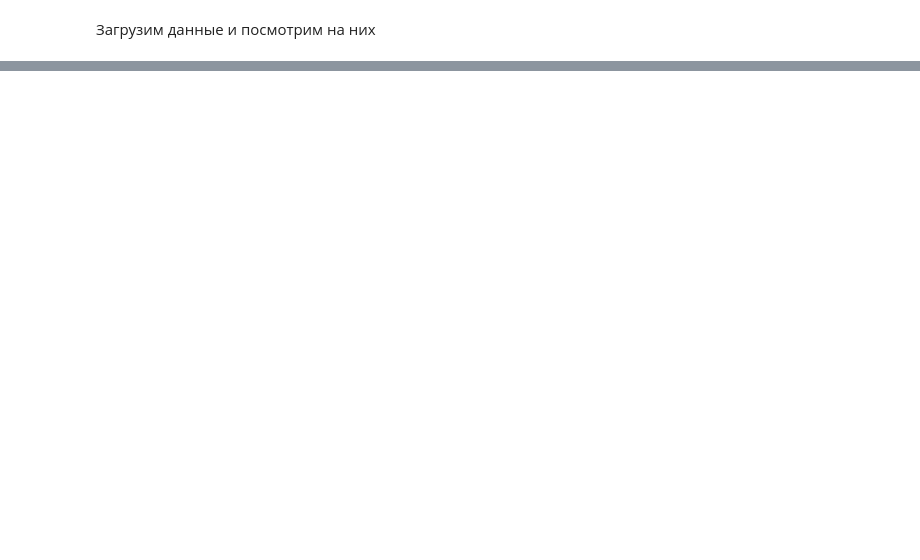
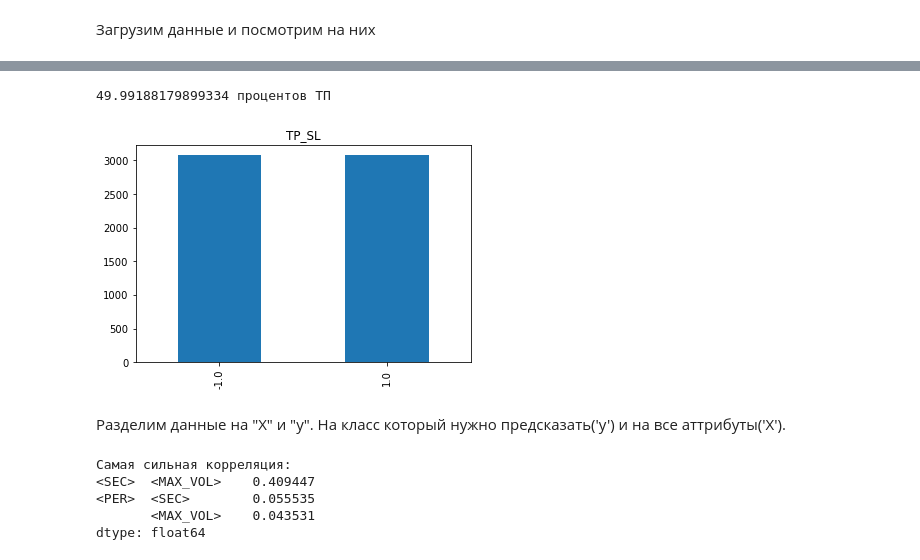
Before and after one commit to Alkor135/exchange, a Jupyter notebook: analize/Случайный_лес.ipynb, the cells around one changed output, grey strips where cells are left out. Saved outputs shown, nothing was run; the diff lists cells and outputs as text; code cells hidden in the pictures; blank space fills up the shorter version.

```diff
--- a/analize/Случайный_лес.ipynb
+++ b/analize/Случайный_лес.ipynb
@@ -60,0 +165,4 @@ df
+# %%
+# Оставляем только бары на повышение
+df = df.loc[df['<HIGH>'] == df['<CLOSE>']]
+df
@@ -60,0 +183,11 @@ df
+# %%
+print(f"{df['<TP_SL>'][df['<TP_SL>']==1].count()/df['<TP_SL>'].count()*100} процентов ТП")
+# TP_SL тейк-профит и стоп-лосс
+df['<TP_SL>'].value_counts().plot(kind='bar')
+plt.title("TP_SL")
+plt.show()
+# %% [output]
+49.99188179899334 процентов ТП
+[figure, added]
+# %% [markdown]
+Разделим данные на "Х" и "у". На класс который нужно предсказать('y') и на все аттрибуты('X').
@@ -60,0 +204,9 @@ df
+# %%
+print("Самая сильная корреляция:")
+print(triangle.stack().sort_values(ascending=False)[:10])
+# %% [output]
+Самая сильная корреляция:
+<SEC>  <MAX_VOL>    0.409447
+<PER>  <SEC>        0.055535
+       <MAX_VOL>    0.043531
+dtype: float64
```
Also changed, not shown: parts of 25 cells of this notebook, 7 other files.
